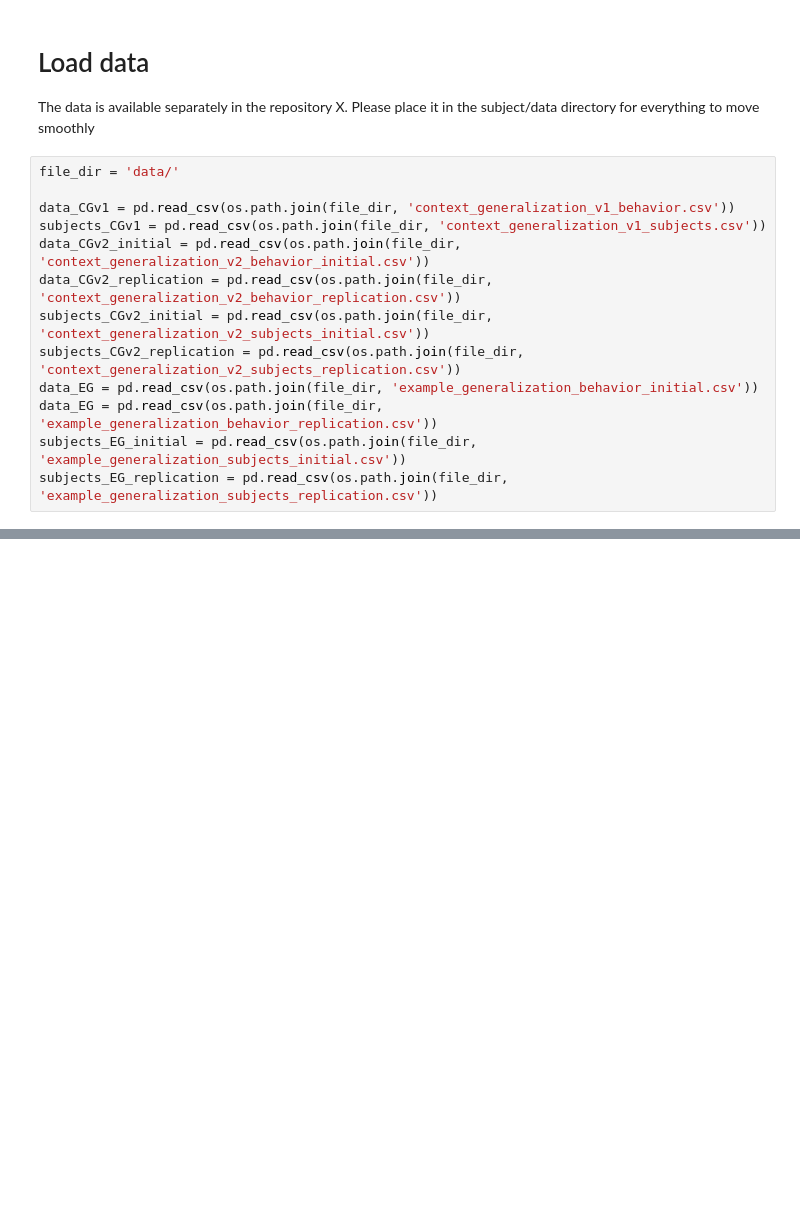
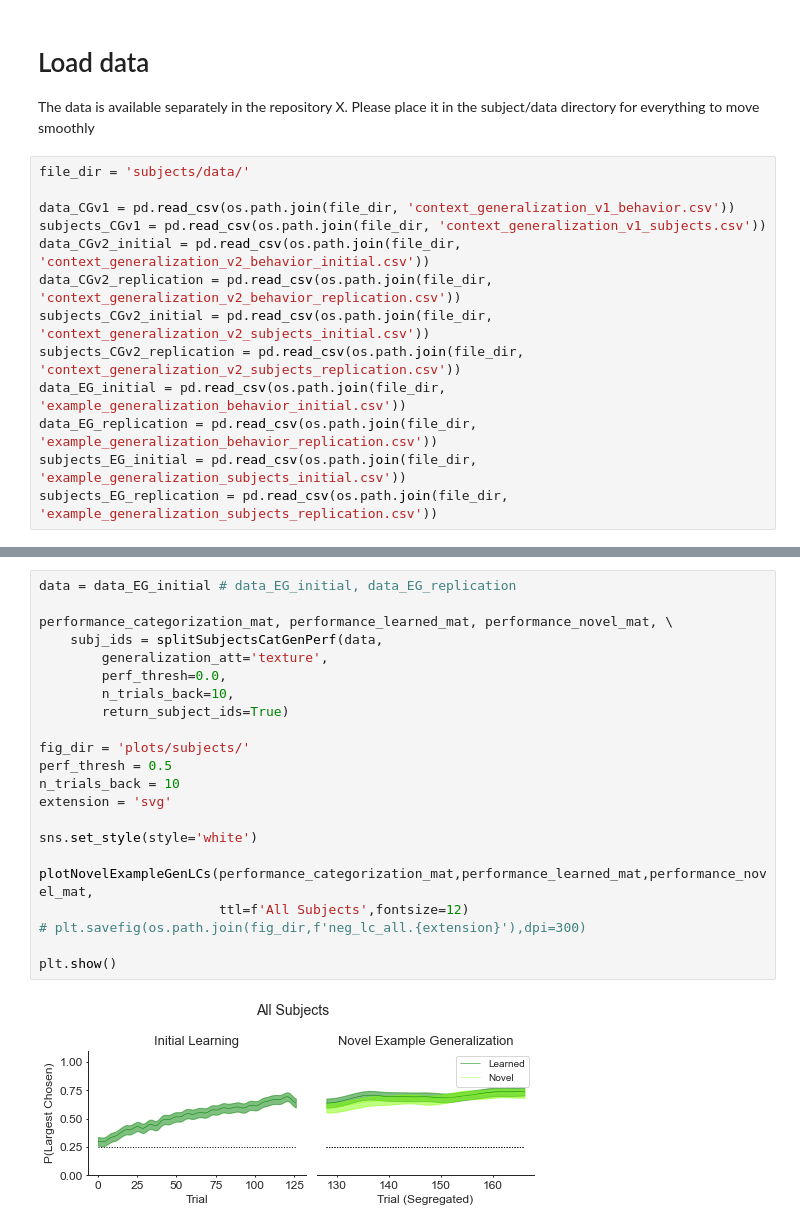
Before and after one commit to murraylab/instrumentalLatentStateLearning, a Jupyter notebook: subjects/subjectbehavioranalysis.ipynb, the cells around one changed output, grey strips where cells are left out. Saved outputs shown, nothing was run; the diff lists cells and outputs as text; blank space fills up the shorter version.

Commit message:
added basic context generalization analyses

```diff
--- a/subjects/subjectbehavioranalysis.ipynb
+++ b/subjects/subjectbehavioranalysis.ipynb
@@ -73,7 +18,7 @@ def splitSubjectCatGenPerf(data_subj, generalization_att='texture'):
 # Load data
 The data is available separately in the repository X. Please place it in the subject/data directory for everything to move smoothly
 # %%
-file_dir = 'data/'
+file_dir = 'subjects/data/'
 
 data_CGv1 = pd.read_csv(os.path.join(file_dir, 'context_generalization_v1_behavior.csv'))
 subjects_CGv1 = pd.read_csv(os.path.join(file_dir, 'context_generalization_v1_subjects.csv'))
@@ -81,7 +26,7 @@ data_CGv2_initial = pd.read_csv(os.path.join(file_dir, 'context_generalization_v
 data_CGv2_replication = pd.read_csv(os.path.join(file_dir, 'context_generalization_v2_behavior_replication.csv'))
 subjects_CGv2_initial = pd.read_csv(os.path.join(file_dir, 'context_generalization_v2_subjects_initial.csv'))
 subjects_CGv2_replication = pd.read_csv(os.path.join(file_dir, 'context_generalization_v2_subjects_replication.csv'))
-data_EG = pd.read_csv(os.path.join(file_dir, 'example_generalization_behavior_initial.csv'))
-data_EG = pd.read_csv(os.path.join(file_dir, 'example_generalization_behavior_replication.csv'))
+data_EG_initial = pd.read_csv(os.path.join(file_dir, 'example_generalization_behavior_initial.csv'))
+data_EG_replication = pd.read_csv(os.path.join(file_dir, 'example_generalization_behavior_replication.csv'))
 subjects_EG_initial = pd.read_csv(os.path.join(file_dir, 'example_generalization_subjects_initial.csv'))
 subjects_EG_replication = pd.read_csv(os.path.join(file_dir, 'example_generalization_subjects_replication.csv'))
@@ -107,0 +37,24 @@ performance_categorization_mat, performance_learned_mat, performance_novel_mat,
+# %%
+data = data_EG_initial # data_EG_initial, data_EG_replication
+
+performance_categorization_mat, performance_learned_mat, performance_novel_mat, \
+    subj_ids = splitSubjectsCatGenPerf(data,
+        generalization_att='texture',
+        perf_thresh=0.0,
+        n_trials_back=10,
+        return_subject_ids=True)
+
+fig_dir = 'plots/subjects/'
+perf_thresh = 0.5
+n_trials_back = 10
+extension = 'svg'
+
+sns.set_style(style='white')
+
+plotNovelExampleGenLCs(performance_categorization_mat,performance_learned_mat,performance_novel_mat,
+                       ttl=f'All Subjects',fontsize=12)
+# plt.savefig(os.path.join(fig_dir,f'neg_lc_all.{extension}'),dpi=300)
+
+plt.show()
+# %% [output]
+[figure, added]
```
Also changed, not shown: parts of 22 cells of this notebook, 3 other files.
